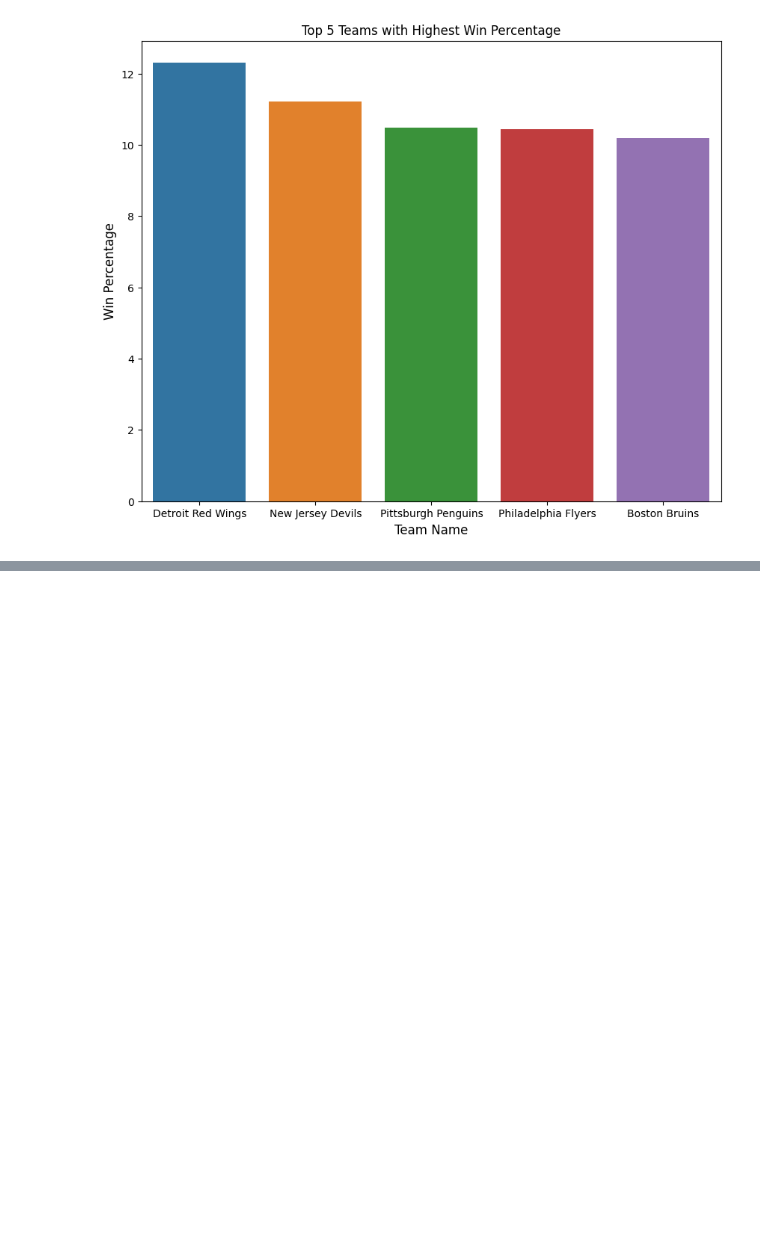
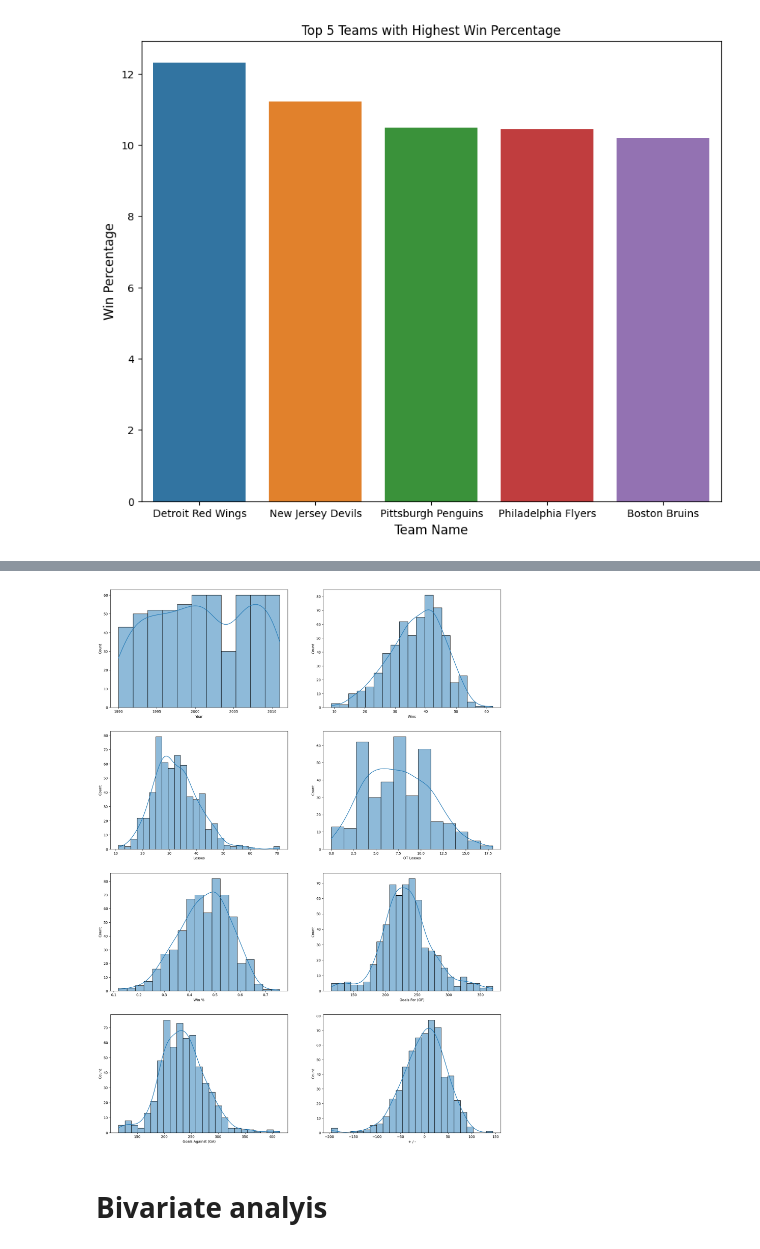
Before and after one commit to neerajprasad209/Etlhive_assignment, a Jupyter notebook: EDA_Scraped_data.ipynb, the cells around one changed output, grey strips where cells are left out. Cells and saved outputs as stored; diff of their text form; code cells hidden in the pictures; blank space fills up the shorter version.

```diff
--- a/EDA_Scraped_data.ipynb
+++ b/EDA_Scraped_data.ipynb
@@ -153,0 +144,3 @@ Text(0, 0.5, 'Win Percentage')
+# %%
+con = df.select_dtypes(include="number").columns
+cat = df.select_dtypes(exclude='number').columns
@@ -153,0 +185,13 @@ Text(0, 0.5, 'Win Percentage')
+# %%
+plt.figure(figsize=(20,28))
+x= 1
+
+for i in con:
+    plt.subplot(4,2,x)
+    x += 1
+    sns.histplot(data=df,x=i, kde=True)
+plt.show()
+# %% [output]
+[figure, added]
+# %% [markdown]
+# Bivariate analyis
```
Also changed, not shown: parts of 9 cells of this notebook.
